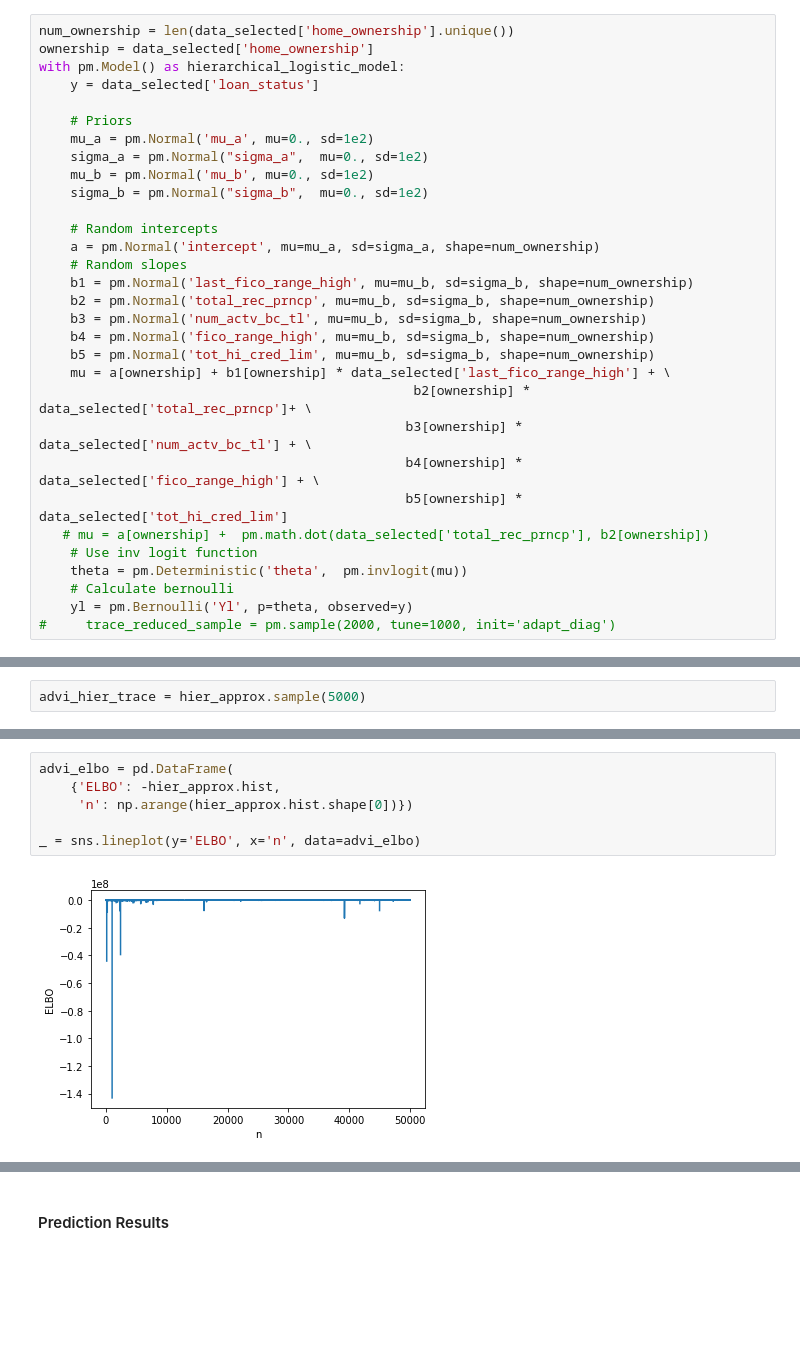
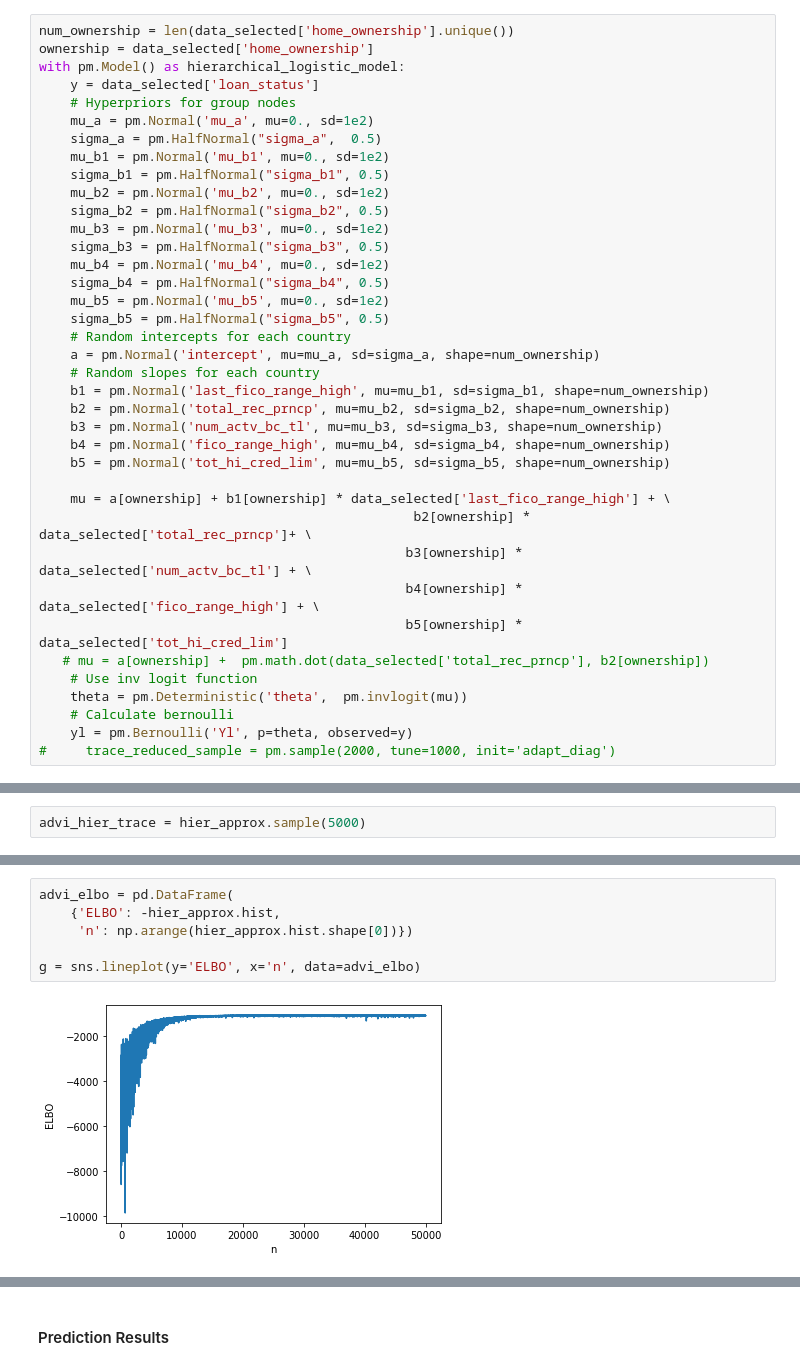
Before and after one commit to taylorrohrich/ml_final_project, a Jupyter notebook: ML_Final_Project.ipynb, the cells around one changed output, grey strips where cells are left out. Drawn from its saved outputs; the diff is of its cells as text; blank space fills up the shorter version.

```diff
--- a/ML_Final_Project.ipynb
+++ b/ML_Final_Project.ipynb
@@ -411,21 +503,28 @@ num_ownership = len(data_selected['home_ownership'].unique())
 ownership = data_selected['home_ownership']
 with pm.Model() as hierarchical_logistic_model:
     y = data_selected['loan_status']
+    # Hyperpriors for group nodes
+    mu_a = pm.Normal('mu_a', mu=0., sd=1e2)
+    sigma_a = pm.HalfNormal("sigma_a",  0.5)
+    mu_b1 = pm.Normal('mu_b1', mu=0., sd=1e2)
+    sigma_b1 = pm.HalfNormal("sigma_b1", 0.5)
+    mu_b2 = pm.Normal('mu_b2', mu=0., sd=1e2)
+    sigma_b2 = pm.HalfNormal("sigma_b2", 0.5)
+    mu_b3 = pm.Normal('mu_b3', mu=0., sd=1e2)
+    sigma_b3 = pm.HalfNormal("sigma_b3", 0.5)
+    mu_b4 = pm.Normal('mu_b4', mu=0., sd=1e2)
+    sigma_b4 = pm.HalfNormal("sigma_b4", 0.5)
+    mu_b5 = pm.Normal('mu_b5', mu=0., sd=1e2)
+    sigma_b5 = pm.HalfNormal("sigma_b5", 0.5)
+    # Random intercepts for each country
+    a = pm.Normal('intercept', mu=mu_a, sd=sigma_a, shape=num_ownership)
+    # Random slopes for each country
+    b1 = pm.Normal('last_fico_range_high', mu=mu_b1, sd=sigma_b1, shape=num_ownership)
+    b2 = pm.Normal('total_rec_prncp', mu=mu_b2, sd=sigma_b2, shape=num_ownership)
+    b3 = pm.Normal('num_actv_bc_tl', mu=mu_b3, sd=sigma_b3, shape=num_ownership)
+    b4 = pm.Normal('fico_range_high', mu=mu_b4, sd=sigma_b4, shape=num_ownership)
+    b5 = pm.Normal('tot_hi_cred_lim', mu=mu_b5, sd=sigma_b5, shape=num_ownership)
 
-    # Priors
-    mu_a = pm.Normal('mu_a', mu=0., sd=1e2)
-    sigma_a = pm.Normal("sigma_a",  mu=0., sd=1e2)
-    mu_b = pm.Normal('mu_b', mu=0., sd=1e2)
-    sigma_b = pm.Normal("sigma_b",  mu=0., sd=1e2)
-
-    # Random intercepts
-    a = pm.Normal('intercept', mu=mu_a, sd=sigma_a, shape=num_ownership)
-    # Random slopes
-    b1 = pm.Normal('last_fico_range_high', mu=mu_b, sd=sigma_b, shape=num_ownership)
-    b2 = pm.Normal('total_rec_prncp', mu=mu_b, sd=sigma_b, shape=num_ownership)
-    b3 = pm.Normal('num_actv_bc_tl', mu=mu_b, sd=sigma_b, shape=num_ownership)
-    b4 = pm.Normal('fico_range_high', mu=mu_b, sd=sigma_b, shape=num_ownership)
-    b5 = pm.Normal('tot_hi_cred_lim', mu=mu_b, sd=sigma_b, shape=num_ownership)
     mu = a[ownership] + b1[ownership] * data_selected['last_fico_range_high'] + \
                                                 b2[ownership] * data_selected['total_rec_prncp']+ \
                                                b3[ownership] * data_selected['num_actv_bc_tl'] + \
@@ -462,11 +551,11 @@ array([[-2.07336045, -2.4816288 , -2.27106372],
 # %%
 advi_elbo = pd.DataFrame(
     {'ELBO': -hier_approx.hist,
      'n': np.arange(hier_approx.hist.shape[0])})
 
-_ = sns.lineplot(y='ELBO', x='n', data=advi_elbo)
+g = sns.lineplot(y='ELBO', x='n', data=advi_elbo)
 # %% [output]
-[figure, old version]
+[figure, new version]
 # %%
 import seaborn as sns
 import matplotlib.pyplot as plt
```
Also changed, not shown: parts of 22 cells of this notebook.
